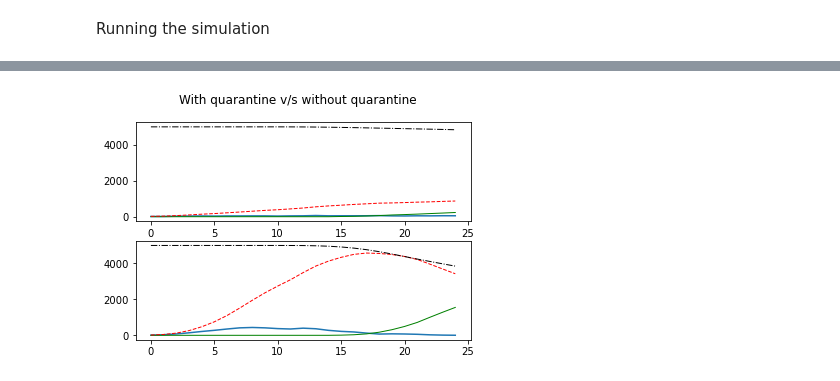
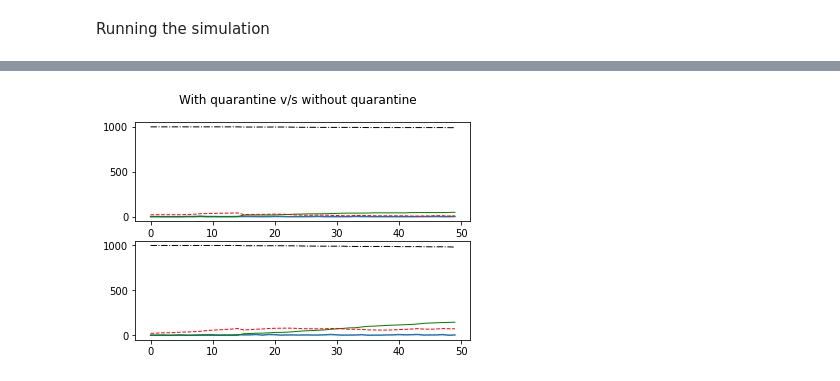
Before and after one commit to Prazhant/pandemic_simulation, a Jupyter notebook: Baseline_Pandemic_Simulation.ipynb, the cells around one changed output, grey strips where cells are left out. Drawn from its saved outputs; the diff is of its cells as text; code cells hidden in the pictures.

```diff
--- a/Baseline_Pandemic_Simulation.ipynb
+++ b/Baseline_Pandemic_Simulation.ipynb
@@ -15,12 +15,12 @@ print("Hello Github 125")
 threshold=6
 cfr=0.1
 quarantine=True
-Num_days = 25
-num_ppl = 5000
+Num_days = 50
+num_ppl = 1000
 movement = 10
 move_sdev = 5
 size_min = 0
-size_max = 500
+size_max = 1000
 p_zero = {'day':[], 'xpos':[], 'ypos':[]}
 p_rand = {'day':[], 'xpos':[], 'ypos':[]}
 # %% [output]
@@ -60,18 +60,12 @@ def initialize():
     population = pd.DataFrame(list(zip(per_num, x_pos, y_pos, infected, time_infected, recovered, immune, alive)),
                               columns = ["per_num", "x_pos", "y_pos", "infected",
                                          "time_infected", "recovered", "immune","alive"])
-    rand=[randint(0, num_ppl) for p in range(0, 5)]
+    rand=[randint(0, num_ppl) for p in range(0, 19)]
     print(rand)
     population.loc[rand, 'infected'] = 1
+    population.loc[0, 'infected'] = 1
     population.loc[rand, 'time_infected'] = 0
-#     print(population)
-
-
-    rand2=[randint(0, num_ppl) for p in range(0, 20)]
-    print(rand)
-    population.loc[rand2, 'immune'] = 1
-
-
+    print(population)
     return population
 # %% [markdown]
 Now we infect patient 0 in our pandemic
@@ -134,7 +128,7 @@ Running the simulation
 
 def simulate(population,axs,mtx0):
     #creating a log for the simulation at each day
-    results = {'day':[], 'new_infections':[], 'infected':[], 'recovered':[], 'immune':[], 'alive':[], 'dead':[]}
+    results = {'day':[], 'new_infections':[], 'infected':[], 'recovered':[], 'immune':[], 'alive':[]}
 
     mtx = mtx0
 
@@ -157,11 +151,17 @@ def simulate(population,axs,mtx0):
     #         print("time taken for new infections:",t2-t1)
 
             t3=timer()
-            #next, for sick people, determine if they are better
-            if (population.loc[p,'infected'] == 1 and population.loc[p,'alive'] == 1 and  (day - population.loc[p,'time_infected']) >14):
-                population.loc[p,'infected'] = 0
-                population.loc[p,'immune'] = 1
-                population.loc[p,'recovered'] = 1
+            #next, for sick people, determine if they are better or if they have died
+            if (population.loc[p,'infected'] == 1 and population.loc[p,'alive'] == 1 and
+                (day - population.loc[p,'time_infected']) >14):
+                #determine if they died or got better
+                if (np.random.rand() <= cfr):
+                    population.loc[p,'alive'] = 0
+                    population.loc[p,'infected'] = 0
+                else:
+                    population.loc[p,'infected'] = 0
+                    population.loc[p,'immune'] = 1
+                    population.loc[p,'recovered'] = 1
             t4=timer()
     #         print("time taken for recoveries:",t4-t3)
 
@@ -189,16 +189,15 @@ def simulate(population,axs,mtx0):
             infected_array_day = population.loc[(population['infected'] == 1), 'x_pos':'y_pos']
             pop_pos_array_day = population.loc[:, 'x_pos':'y_pos']
 
-
-        list_of_infected=np.where((population["infected"] ==1) & (population["alive"]==1) & (population['immune'] ==0) & (population['time_infected'] < day-10))[0]
-        num_of_infected=len(list_of_infected)
-        new_deaths=round(num_of_infected*cfr)
-#         print(type(list_of_infected[0:]))
-        print('new deaths {0}'.format(new_deaths))
-#         print(list_of_infected.tolist())
-#         print(type(list_of_infected.tolist()))
-        pop_death_indices=sample(list_of_infected.tolist(), new_deaths)
-        population.loc[pop_death_indices,'alive']=0;
+#         list_of_infected=np.where((population["infected"] ==1) & (population["alive"]==1) & (population["time_infected"]>14))[0]
+#         num_of_infected=len(list_of_infected)
+#         new_deaths=round(num_of_infected*cfr)
+# #         print(type(list_of_infected[0:]))
+# #         print(new_deaths)
+# #         print(list_of_infected.tolist())
+# #         print(type(list_of_infected.tolist()))
+#         pop_death_indices=random.sample(list_of_infected.tolist(), new_deaths)
+#         population.loc[pop_death_indices,'alive']=0;
 
 
 
@@ -227,40 +226,37 @@ def simulate(population,axs,mtx0):
         tot_recovered = sum(population['recovered'] == 1)
         tot_immune = sum(population['immune'] == 1)
         tot_alive = sum(population['alive'] == 1)
-        tot_dead=5000-tot_alive
         results['day'].append(day)
         results['new_infections'].append(new_infections)
         results['infected'].append(tot_infected)
         results['recovered'].append(tot_recovered)
         results['immune'].append(tot_immune)
         results['alive'].append(tot_alive)
-        results['dead'].append(tot_dead)
         t12=timer()
     #     print("overall one day simulations:",t12-t11)
 
-        print('Day {0} | {1} newly infected | {2} total infected | {3} have recovered | {4} died'.format(day, new_infections, tot_infected, tot_recovered , tot_dead))
+        print('Day {0} | {1} newly infected | {2} total infected | {3} have recovered | {4} have died'
+              .format(day, new_infections, tot_infected, tot_recovered, (num_ppl - tot_alive)))
     res=pd.DataFrame(results)
-#     display(res)
+    #display(res)
     now = datetime.now()
     axs.plot(results["day"], results["new_infections"],label="new_infections")
     axs.plot(results["day"], results["recovered"], color='green',linewidth=1.0,label="recovered")
     axs.plot(results["day"], results["infected"],color='red', linewidth=1.0, linestyle='--',label="infected")
     axs.plot(results["day"], results["alive"],color='black', linewidth=1.0, linestyle='-.',label="alive")
-    res.to_csv('simulation'+now.strftime("%m_%d_%Y, %H:%M:%S")+'.csv', encoding='utf-8')
+    res.to_csv('simulation'+now.strftime("%m_%d_%Y, %H%M%S")+'.csv', encoding='utf-8')
 
 fig, axs = plt.subplots(2)
 fig.suptitle('With quarantine v/s without quarantine')
-
-print("Simulation with quarantine in place")
 pop1=initialize()
 mtx0=initiate_distance_matrix(pop1)
 simulate(pop1,axs[0],mtx0)
 
 
-print("Simulation without quarantine in place")
+
 quarantine=False
 pop2=initialize()
-mtx1=initiate_distance_matrix(pop2)
-simulate(pop2,axs[1],mtx1)
+mtx0=initiate_distance_matrix(pop2)
+simulate(pop2,axs[1],mtx0)
 plt.show()
 # %% [output]
@@ -284,4 +280,4 @@ Day 24 | 3 newly infected | 3426 total infected | 1552 have recovered | 1150 die
-[figure, old version]
+[figure, new version]
 # %%
 print(np.random.normal(movement,move_sdev)*(-1 + 2*np.random.binomial(1,0.5)))
 # %% [output]
```
Also changed, not shown: parts of 5 cells of this notebook.
